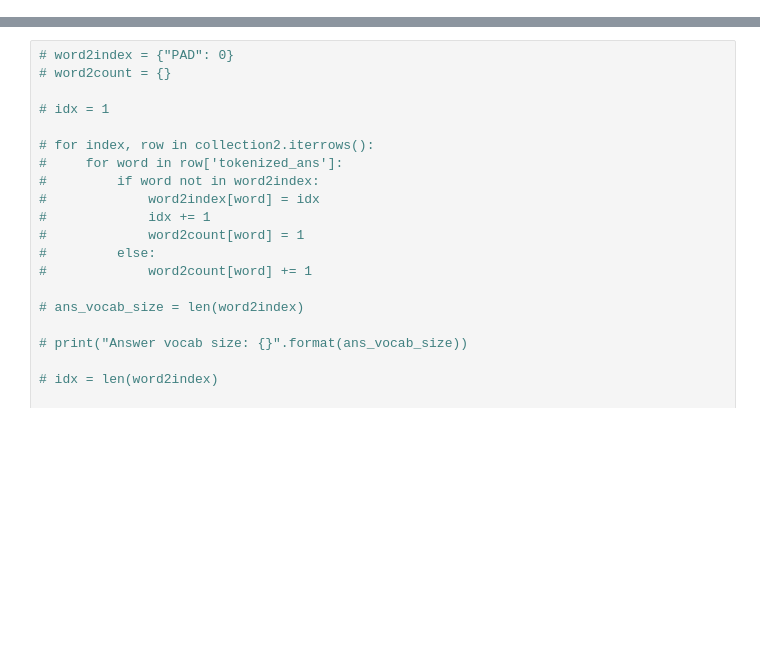
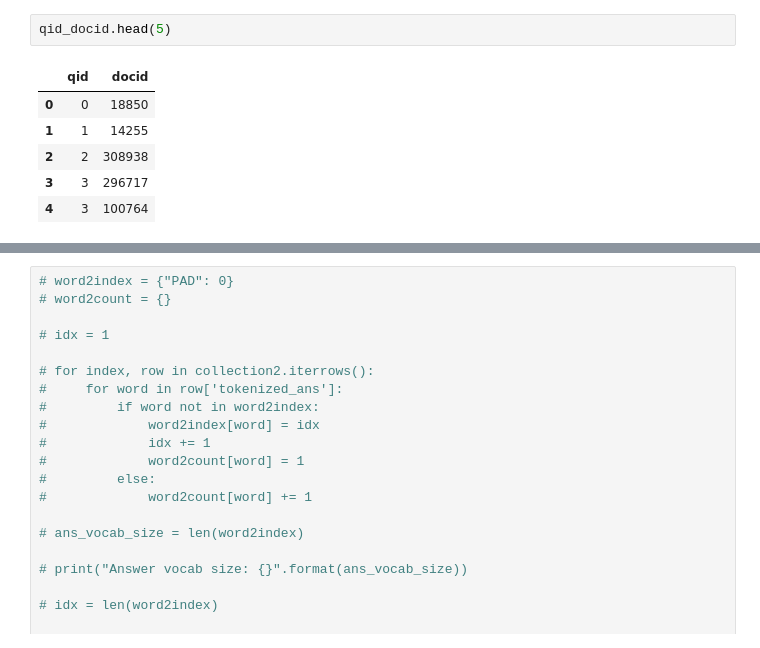
Before and after one commit to yuanbit/FinBERT-QA, a Jupyter notebook: process_data.ipynb, the cells around one changed output, grey strips where cells are left out. Saved outputs shown, nothing was run; the diff lists cells and outputs as text; blank space fills up the shorter version.

```diff
--- a/process_data.ipynb
+++ b/process_data.ipynb
@@ -16,0 +89,9 @@
+# %%
+qid_docid.head(5)
+# %% [output]
+|  | qid | docid |
+| 0 | 0 | 18850 |
+| 1 | 1 | 14255 |
+| 2 | 2 | 308938 |
+| 3 | 3 | 296717 |
+| 4 | 3 | 100764 |
```
Also changed, not shown: parts of 19 cells of this notebook, 6 other files.
